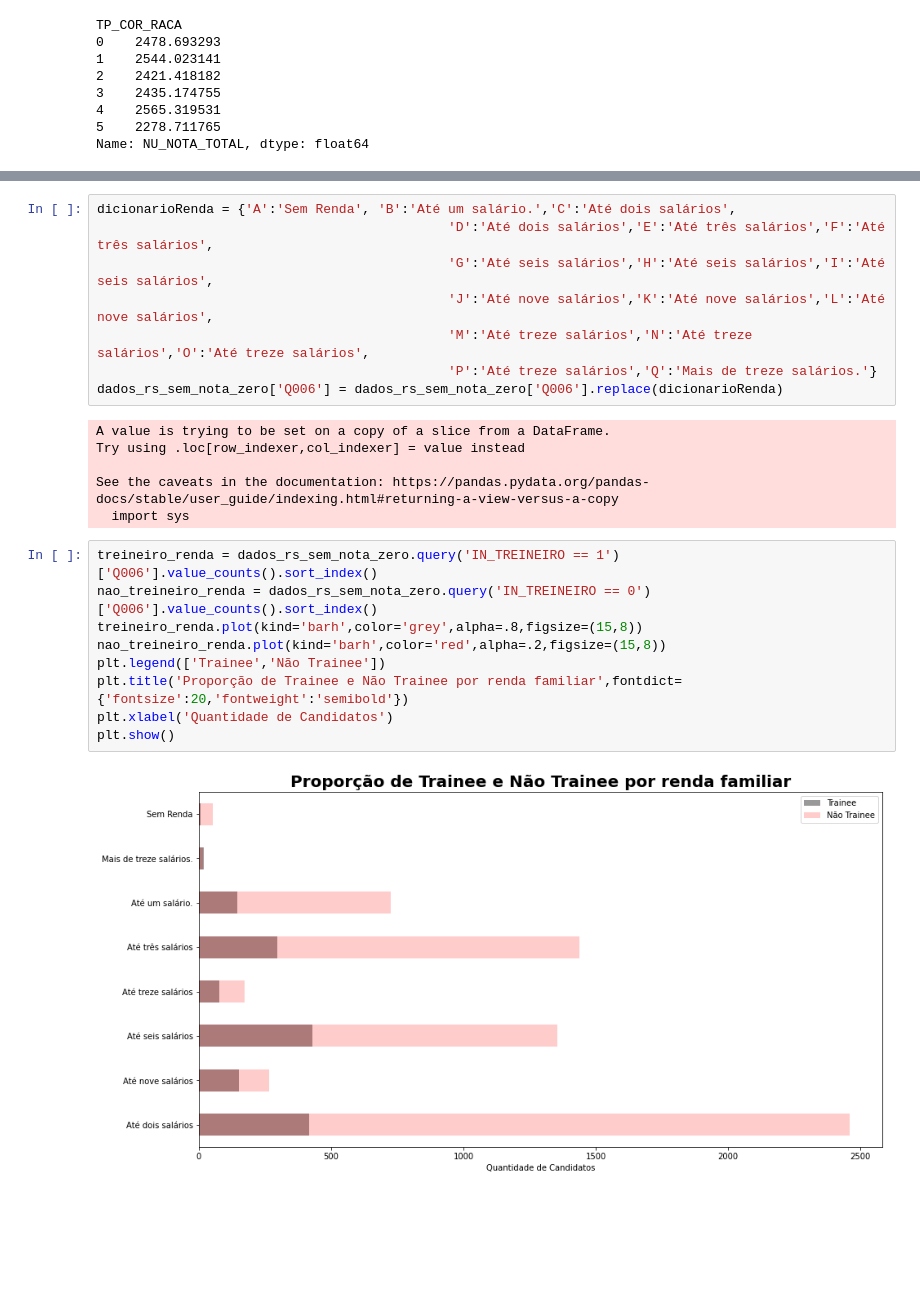
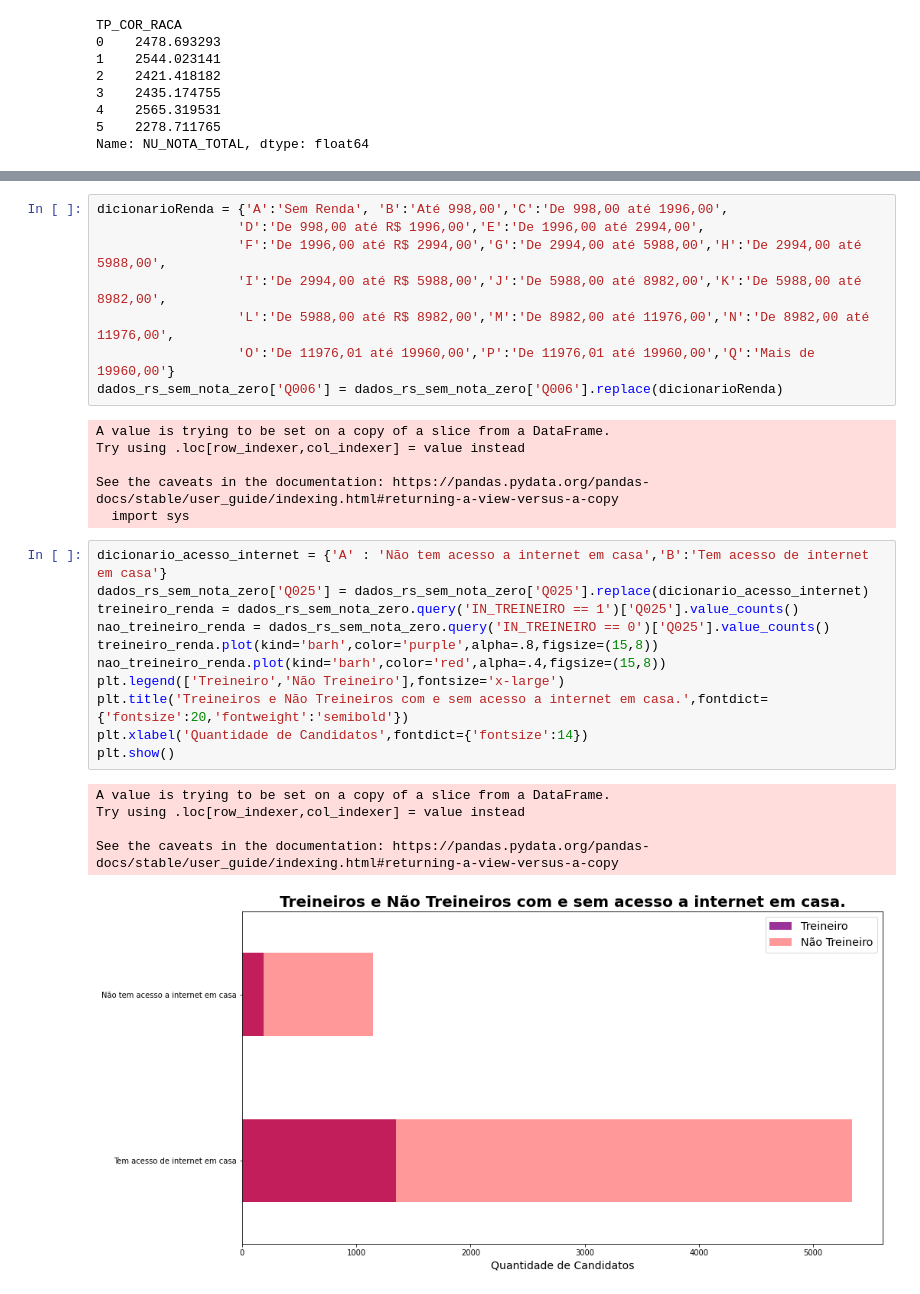
Before and after one commit to NophaieViscente/AnaliseDadosENEM, a Jupyter notebook: Analisando_Dados_da_Educação_ENEM_SC_Mesorregião_Serrana_|_Microrregião_de_Curitibanos.ipynb, the cells around one changed output, grey strips where cells are left out. Saved outputs shown, nothing was run; the diff lists cells and outputs as text; blank space fills up the shorter version.

```diff
--- a/Analisando_Dados_da_Educação_ENEM_SC_Mesorregião_Serrana_|_Microrregião_de_Curitibanos.ipynb
+++ b/Analisando_Dados_da_Educação_ENEM_SC_Mesorregião_Serrana_|_Microrregião_de_Curitibanos.ipynb
@@ -230,26 +231,32 @@ plt.show()
 [figure]
-# %%
-dicionarioRenda = {'A':'Sem Renda', 'B':'Até um salário.','C':'Até dois salários',
-                                             'D':'Até dois salários','E':'Até três salários','F':'Até três salários',
-                                             'G':'Até seis salários','H':'Até seis salários','I':'Até seis salários',
-                                             'J':'Até nove salários','K':'Até nove salários','L':'Até nove salários',
-                                             'M':'Até treze salários','N':'Até treze salários','O':'Até treze salários',
-                                             'P':'Até treze salários','Q':'Mais de treze salários.'}
-dados_rs_sem_nota_zero['Q006'] = dados_rs_sem_nota_zero['Q006'].replace(dicionarioRenda)
-# %% [output]
-A value is trying to be set on a copy of a slice from a DataFrame.
-Try using .loc[row_indexer,col_indexer] = value instead
-
-See the caveats in the documentation: https://pandas.pydata.org/pandas-docs/stable/user_guide/indexing.html#returning-a-view-versus-a-copy
-  import sys
+# %%
+dicionarioRenda = {'A':'Sem Renda', 'B':'Até 998,00','C':'De 998,00 até 1996,00',
+                  'D':'De 998,00 até R$ 1996,00','E':'De 1996,00 até 2994,00',
+                  'F':'De 1996,00 até R$ 2994,00','G':'De 2994,00 até 5988,00','H':'De 2994,00 até 5988,00',
+                  'I':'De 2994,00 até R$ 5988,00','J':'De 5988,00 até 8982,00','K':'De 5988,00 até 8982,00',
+                  'L':'De 5988,00 até R$ 8982,00','M':'De 8982,00 até 11976,00','N':'De 8982,00 até 11976,00',
+                  'O':'De 11976,01 até 19960,00','P':'De 11976,01 até 19960,00','Q':'Mais de 19960,00'}
+dados_rs_sem_nota_zero['Q006'] = dados_rs_sem_nota_zero['Q006'].replace(dicionarioRenda)
+# %% [output]
+A value is trying to be set on a copy of a slice from a DataFrame.
+Try using .loc[row_indexer,col_indexer] = value instead
+
+See the caveats in the documentation: https://pandas.pydata.org/pandas-docs/stable/user_guide/indexing.html#returning-a-view-versus-a-copy
+  import sys
 # %%
-treineiro_renda = dados_rs_sem_nota_zero.query('IN_TREINEIRO == 1')['Q006'].value_counts().sort_index()
-nao_treineiro_renda = dados_rs_sem_nota_zero.query('IN_TREINEIRO == 0')['Q006'].value_counts().sort_index()
-treineiro_renda.plot(kind='barh',color='grey',alpha=.8,figsize=(15,8))
-nao_treineiro_renda.plot(kind='barh',color='red',alpha=.2,figsize=(15,8))
-plt.legend(['Trainee','Não Trainee'])
-plt.title('Proporção de Trainee e Não Trainee por renda familiar',fontdict={'fontsize':20,'fontweight':'semibold'})
-plt.xlabel('Quantidade de Candidatos')
+dicionario_acesso_internet = {'A' : 'Não tem acesso a internet em casa','B':'Tem acesso de internet em casa'}
+dados_rs_sem_nota_zero['Q025'] = dados_rs_sem_nota_zero['Q025'].replace(dicionario_acesso_internet)
+treineiro_renda = dados_rs_sem_nota_zero.query('IN_TREINEIRO == 1')['Q025'].value_counts()
+nao_treineiro_renda = dados_rs_sem_nota_zero.query('IN_TREINEIRO == 0')['Q025'].value_counts()
+treineiro_renda.plot(kind='barh',color='purple',alpha=.8,figsize=(15,8))
+nao_treineiro_renda.plot(kind='barh',color='red',alpha=.4,figsize=(15,8))
+plt.legend(['Treineiro','Não Treineiro'],fontsize='x-large')
+plt.title('Treineiros e Não Treineiros com e sem acesso a internet em casa.',fontdict={'fontsize':20,'fontweight':'semibold'})
+plt.xlabel('Quantidade de Candidatos',fontdict={'fontsize':14})
 plt.show()
 # %% [output]
+A value is trying to be set on a copy of a slice from a DataFrame.
+Try using .loc[row_indexer,col_indexer] = value instead
+
+See the caveats in the documentation: https://pandas.pydata.org/pandas-docs/stable/user_guide/indexing.html#returning-a-view-versus-a-copy
-[figure, old version]
+[figure, new version]
```
Also changed, not shown: parts of 3 cells of this notebook.
